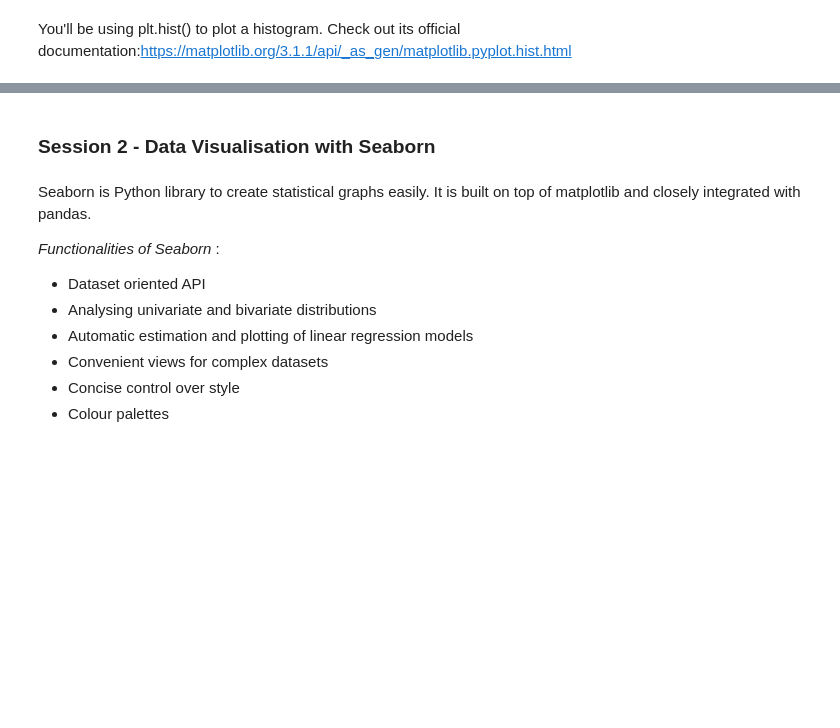
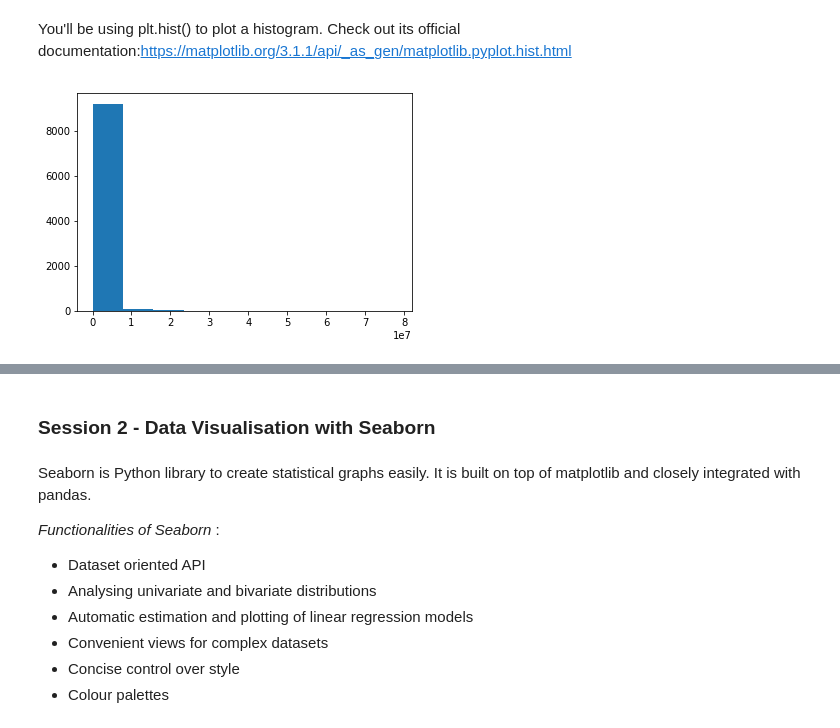
Before and after one commit to HimanshuGautamGitHub/python-data-visualization, a Jupyter notebook: Case Study Notebook/Data Visualisation in Python - Case Study.ipynb, the cells around one changed output, grey strips where cells are left out. Saved outputs shown, nothing was run; the diff lists cells and outputs as text; code cells hidden in the pictures; blank space fills up the shorter version.

```diff
--- a/Case Study Notebook/Data Visualisation in Python - Case Study.ipynb
+++ b/Case Study Notebook/Data Visualisation in Python - Case Study.ipynb
@@ -157,5 +451,10 @@ You can adjust the number of bins to improve its granularity
 You'll be using plt.hist() to plot a histogram. Check out its official documentation:https://matplotlib.org/3.1.1/api/_as_gen/matplotlib.pyplot.hist.html
 # %%
 #Create a histogram of the Reviews
+#?plt.hist()
+plt.hist(inp1.Reviews)
+plt.show()
+# %% [output]
+[figure, added]
 # %%
 #Create a boxplot of the Reviews column
```
Also changed, not shown: parts of 46 cells of this notebook.
